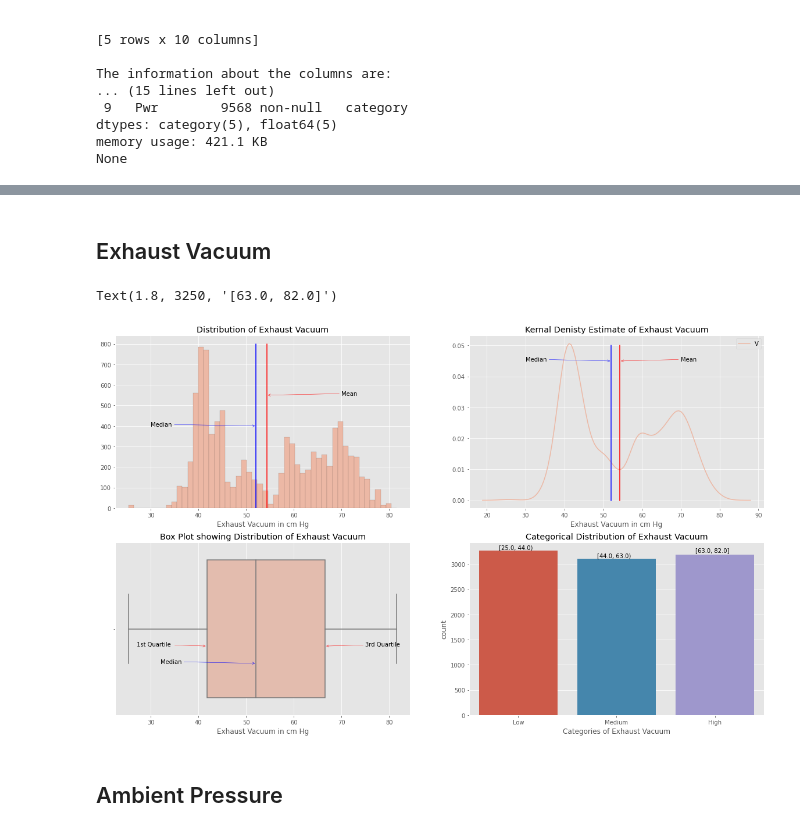
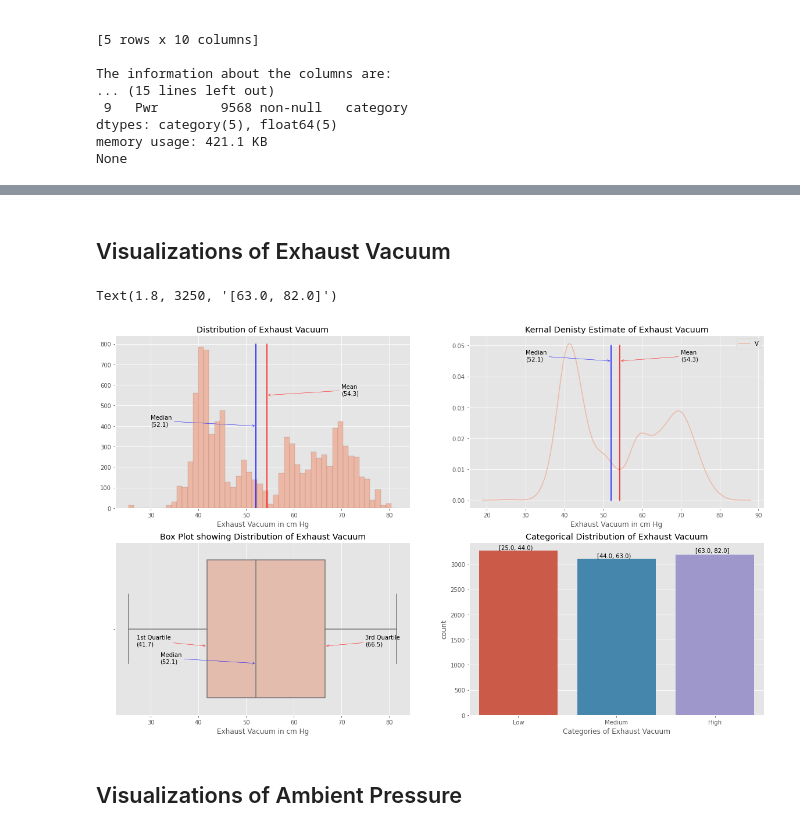
Before and after one commit to arpitmalhotra009/DaysOfDataVisualization, a Jupyter notebook: Power_Prediction.ipynb, the cells around one changed output, grey strips where cells are left out. Drawn from its saved outputs; the diff is of its cells as text; code cells hidden in the pictures.

```diff
--- a/Power_Prediction.ipynb
+++ b/Power_Prediction.ipynb
@@ -210,5 +231,5 @@ dtype: float64
 # %% [markdown]
-## Exhaust Vacuum
+## Visualizations of Exhaust Vacuum
 # %%
 
 
@@ -224,43 +245,43 @@ ax[0,0].hist(df['V'], bins = 50, color = c[2], linewidth = 0.1, edgecolor = 'bla
 
 
 
 
 ax[0,0].plot([mean_V, mean_V], [0, 800], color = 'red' )
 ax[0,0].plot([median_V, median_V], [0, 800] , color = 'blue')
-ax[0,0].annotate("Mean",xy=(mean_V, 550), xytext=(70,550), arrowprops={"arrowstyle":"->", "color":"red"})
-ax[0,0].annotate("Median",xy=(median_V, 400), xytext=(30,400), arrowprops={"arrowstyle":"->", "color":"blue"})
+ax[0,0].annotate(f"Mean\n({round(mean_V,1)})",xy=(mean_V, 550), xytext=(70,550), arrowprops={"arrowstyle":"->", "color":"red"})
+ax[0,0].annotate(f"Median\n({round(median_V,1)})",xy=(median_V, 400), xytext=(30,400), arrowprops={"arrowstyle":"->", "color":"blue"})
 ax[0,0].set_title("Distribution of Exhaust Vacuum")
 ax[0,0].set_xlabel("Exhaust Vacuum in cm Hg")
 
 
 sns.kdeplot(df['V'],ax= ax[0,1], color  = c[2] )
 ax[0,1].plot([mean_V, mean_V], [0, 0.05], color = 'red' )
 ax[0,1].plot([median_V, median_V], [0, 0.05] , color = 'blue')
-ax[0,1].annotate("Mean",xy=(mean_V, 0.045), xytext=(70,0.045), arrowprops={"arrowstyle":"->", "color":"red"})
-ax[0,1].annotate("Median",xy=(median_V, 0.045), xytext=(30,0.045), arrowprops={"arrowstyle":"->", "color":"blue"})
+ax[0,1].annotate(f"Mean\n({round(mean_V,1)})",xy=(mean_V, 0.045), xytext=(70,0.045), arrowprops={"arrowstyle":"->", "color":"red"})
+ax[0,1].annotate(f"Median\n({round(median_V,1)})",xy=(median_V, 0.045), xytext=(30,0.045), arrowprops={"arrowstyle":"->", "color":"blue"})
 ax[0,1].set_title("Kernal Denisty Estimate of Exhaust Vacuum")
 ax[0,1].set_xlabel("Exhaust Vacuum in cm Hg")
 
 
 sns.boxplot(df['V'],ax= ax[1,0] , color  = c[2] )
-ax[1,0].annotate("1st Quartile ",xy=(qnt_1_V, 0.1), xytext=(27,0.1), arrowprops={"arrowstyle":"->", "color":"red"})
-ax[1,0].annotate("3rd Quartile ",xy=(qnt_3_V, 0.1), xytext=(75,0.1), arrowprops={"arrowstyle":"->", "color":"red"})
-ax[1,0].annotate("Median",xy=(median_V, 0.2), xytext=(32,0.2), arrowprops={"arrowstyle":"->", "color":"blue"})
+ax[1,0].annotate(f"1st Quartile\n({round(qnt_1_V,1)})",xy=(qnt_1_V, 0.1), xytext=(27,0.1), arrowprops={"arrowstyle":"->", "color":"red"})
+ax[1,0].annotate(f"3rd Quartile\n({round(qnt_3_V,1)})",xy=(qnt_3_V, 0.1), xytext=(75,0.1), arrowprops={"arrowstyle":"->", "color":"red"})
+ax[1,0].annotate(f"Median\n({round(median_V,1)})",xy=(median_V, 0.2), xytext=(32,0.2), arrowprops={"arrowstyle":"->", "color":"blue"})
 ax[1,0].set_title("Box Plot showing Distribution of Exhaust Vacuum")
 ax[1,0].set_xlabel("Exhaust Vacuum in cm Hg")
 
 
 sns.countplot(df['Exht_vac'], ax = ax[1,1])
 ax[1,1].set_title("Categorical Distribution of Exhaust Vacuum")
 ax[1,1].set_xlabel("Categories of Exhaust Vacuum")
 ax[1,1].annotate(f"[{round(exht_Vac_bins[0],1)}, {round(exht_Vac_bins[1],1)})", xy=(-0.2,3300))
 ax[1,1].annotate(f"[{round(exht_Vac_bins[1],1)}, {round(exht_Vac_bins[2],1)})", xy=(0.8,3140))
 ax[1,1].annotate(f"[{round(exht_Vac_bins[2],1)}, {round(exht_Vac_bins[3],1)}]", xy=(1.8,3250))
 # %% [output]
 Text(1.8, 3250, '[63.0, 82.0]')
-[figure, old version]
+[figure, new version]
 # %% [markdown]
-## Ambient Pressure
+## Visualizations of Ambient Pressure
 # %%
 mean_AP = df['AP'].mean()
 median_AP = df['AP'].median()
```
Also changed, not shown: parts of 18 cells of this notebook.
